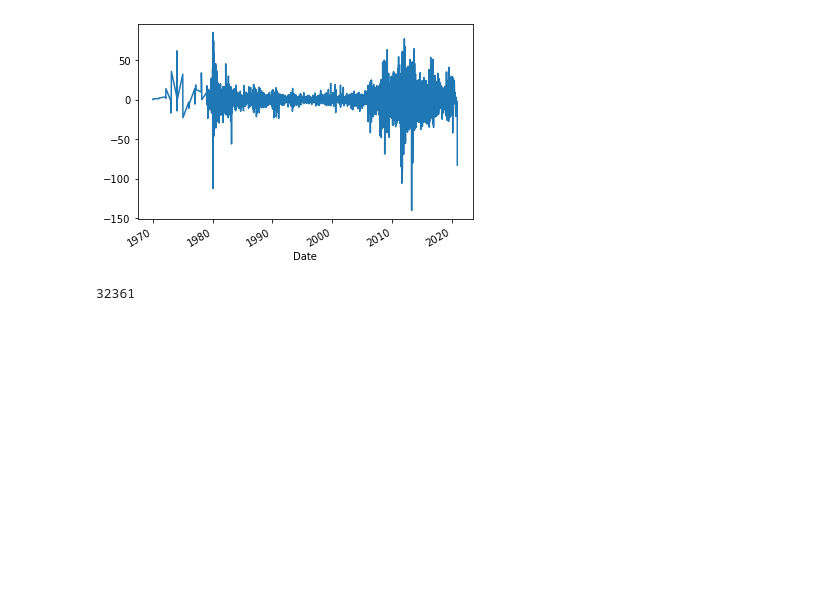
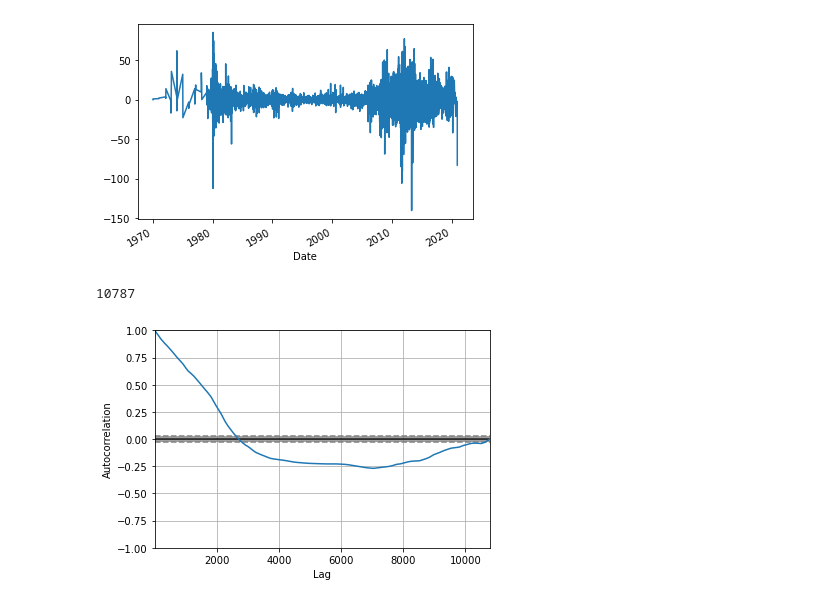
Before and after one commit to sabesan1998/ML_Assignment2_IT19129822_IT19058788_IT19056630, a Jupyter notebook: TimeSeries.ipynb, the cells around one changed output. Cells and saved outputs as stored; diff of their text form; code cells hidden in the pictures; blank space fills up the shorter version.

```diff
--- a/TimeSeries.ipynb
+++ b/TimeSeries.ipynb
@@ -159,10 +159,16 @@ timeSeries['First Difference'].plot()
 <AxesSubplot:xlabel='Date'>
 [figure]
 # %%
-X = timeSeries.values
+X = df.values
 X.size
 # train = X[0:9999] # 40 data as train data
 # test = X[9999:]  # 9 data as test data
 # predictions = []
 # %% [output]
-32361
+10787
+# %%
+from pandas.plotting import autocorrelation_plot
+autocorrelation_plot(timeSeries['Value'])
+plt.show()
+# %% [output]
+[figure, added]
```
Also changed, not shown: parts of 6 cells of this notebook.
